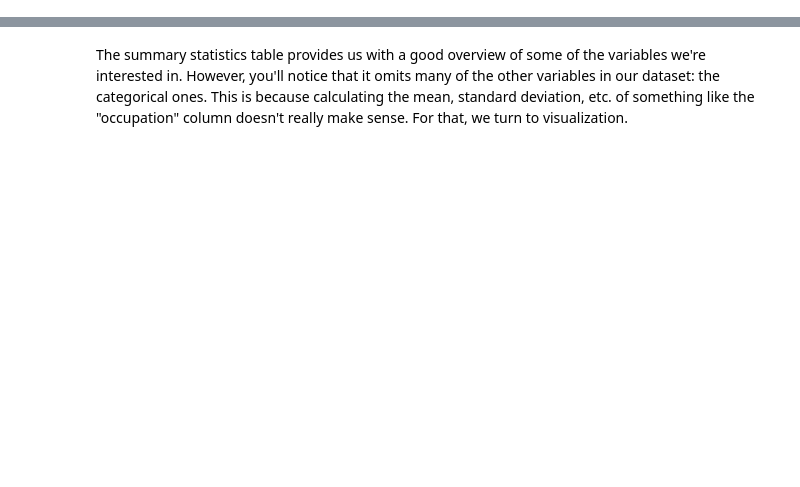
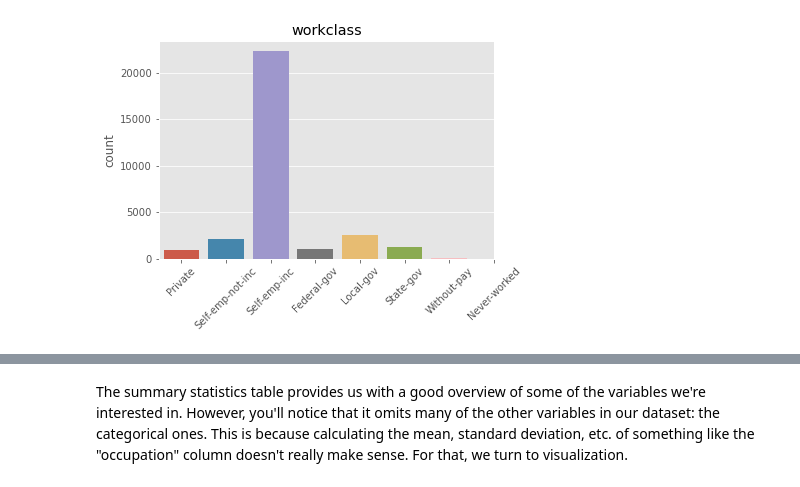
Before and after one commit to zhuoranliu22/CASA0006, a Jupyter notebook: 22072000.ipynb, the cells around one changed output, grey strips where cells are left out. Cells and saved outputs as stored; diff of their text form; code cells hidden in the pictures; blank space fills up the shorter version.

```diff
--- a/22072000.ipynb
+++ b/22072000.ipynb
@@ -215,2 +118,0 @@ print(df)
-# %%
-data = data[data['traffic_volume']!=0]
@@ -216,0 +194,8 @@ data = data[data['traffic_volume']!=0]
+# %%
+sns.countplot(data=data, x='workclass') # plot the union variable
+plt.title('workclass')
+plt.xlabel('')
+plt.xticks(ticks=[0,1,2,3,4,5,6,7],labels=['Private', 'Self-emp-not-inc', 'Self-emp-inc', 'Federal-gov', 'Local-gov', 'State-gov', 'Without-pay', 'Never-worked'],rotation=45)
+plt.show()
+# %% [output]
+[figure, new version]
```
Also changed, not shown: parts of 35 cells of this notebook, 1 other file.
